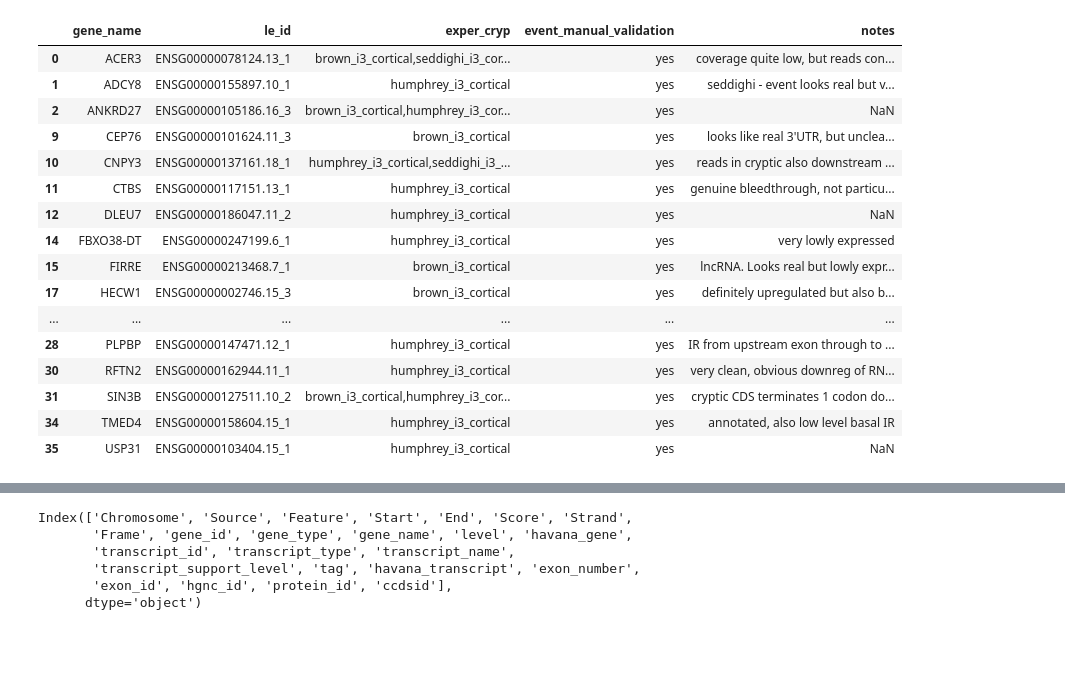
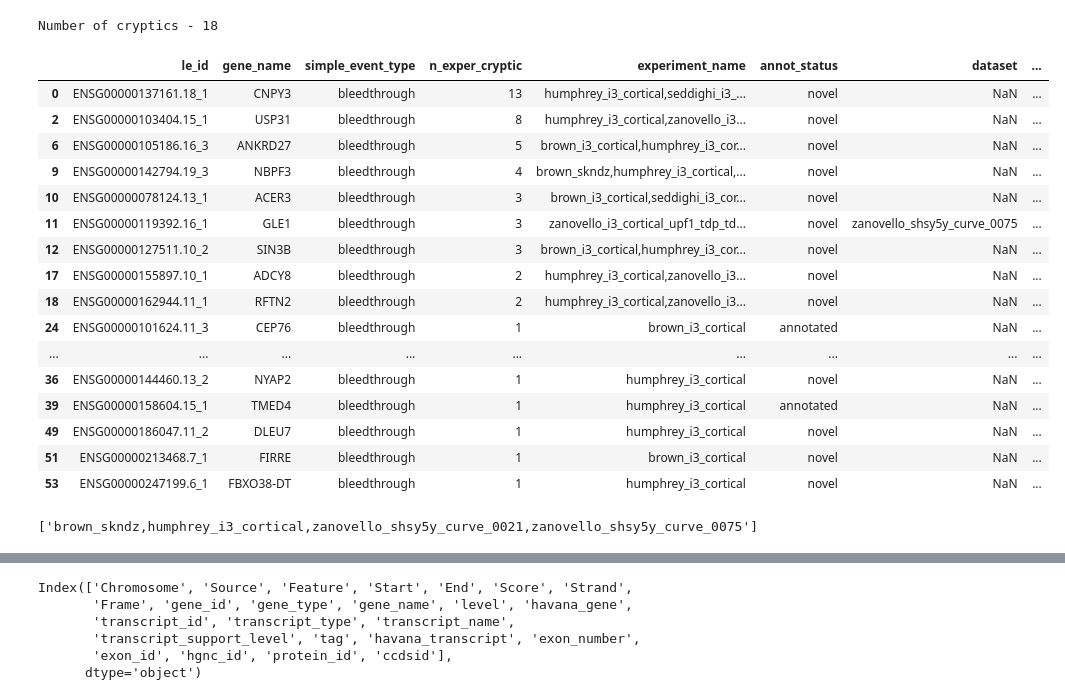
Before and after one commit to frattalab/tdp43-apa, a Jupyter notebook: peptides/get_fulllength_bleedthrough_peptides.ipynb, the cells around one changed output, grey strips where cells are left out. Saved outputs shown, nothing was run; the diff lists cells and outputs as text; code cells hidden in the pictures; blank space fills up the shorter version.

Commit message:
all events from i3 corticals. Explore dropped events

```diff
--- a/peptides/get_fulllength_bleedthrough_peptides.ipynb
+++ b/peptides/get_fulllength_bleedthrough_peptides.ipynb
@@ -5,26 +5,37 @@ from Bio.Seq import Seq
 from peptide_helpers import *
 # %%
 # First define set of IDs & last exons for which to extract peptide seqs
-bleeds = pd.read_csv("data/riboseq_manual_verification_of_i3_cortical_cryptic_bleedthroughs.tsv", sep="\t", usecols=["gene_name", "le_id", "exper_cryp", "event_manual_validation", "notes"])
+bleeds = pd.read_csv("data/bleedthrough_manual_validation.tsv", sep="\t")
 
 bleeds_y = bleeds[bleeds["event_manual_validation"] == "yes"]
+# filter for at least 1 i3 cortical dataset
+bleeds_y = bleeds_y[bleeds_y.experiment_name.str.contains("i3_cortical", regex=False)]
+bleeds_gn = bleeds_y.gene_name.unique().tolist()
+bleeds_le = bleeds_y.le_id.unique().tolist()
+
+print(f"Number of cryptics - {bleeds_y.le_id.nunique()}")
 bleeds_y
 # %% [output]
+Number of cryptics - 18
-|  | gene_name | le_id | exper_cryp | event_manual_validation | notes |
-| 0 | ACER3 | ENSG00000078124.13_1 | brown_i3_cortical,seddighi_i3_cor... | yes | coverage quite low, but reads con... |
-| 1 | ADCY8 | ENSG00000155897.10_1 | humphrey_i3_cortical | yes | seddighi - event looks real but v... |
-| 2 | ANKRD27 | ENSG00000105186.16_3 | brown_i3_cortical,humphrey_i3_cor... | yes | NaN |
-| 9 | CEP76 | ENSG00000101624.11_3 | brown_i3_cortical | yes | looks like real 3'UTR, but unclea... |
-| 10 | CNPY3 | ENSG00000137161.18_1 | humphrey_i3_cortical,seddighi_i3_... | yes | reads in cryptic also downstream ... |
-| 11 | CTBS | ENSG00000117151.13_1 | humphrey_i3_cortical | yes | genuine bleedthrough, not particu... |
-| 12 | DLEU7 | ENSG00000186047.11_2 | humphrey_i3_cortical | yes | NaN |
-| 14 | FBXO38-DT | ENSG00000247199.6_1 | humphrey_i3_cortical | yes | very lowly expressed |
-| 15 | FIRRE | ENSG00000213468.7_1 | brown_i3_cortical | yes | lncRNA. Looks real but lowly expr... |
-| 17 | HECW1 | ENSG00000002746.15_3 | brown_i3_cortical | yes | definitely upregulated but also b... |
-| ... | ... | ... | ... | ... | ... |
-| 28 | PLPBP | ENSG00000147471.12_1 | humphrey_i3_cortical | yes | IR from upstream exon through to ... |
-| 30 | RFTN2 | ENSG00000162944.11_1 | humphrey_i3_cortical | yes | very clean, obvious downreg of RN... |
-| 31 | SIN3B | ENSG00000127511.10_2 | brown_i3_cortical,humphrey_i3_cor... | yes | cryptic CDS terminates 1 codon do... |
-| 34 | TMED4 | ENSG00000158604.15_1 | humphrey_i3_cortical | yes | annotated, also low level basal IR |
-| 35 | USP31 | ENSG00000103404.15_1 | humphrey_i3_cortical | yes | NaN |
+|  | le_id | gene_name | simple_event_type | n_exper_cryptic | experiment_name | annot_status | dataset | ... |
+| 0 | ENSG00000137161.18_1 | CNPY3 | bleedthrough | 13 | humphrey_i3_cortical,seddighi_i3_... | novel | NaN | ... |
+| 2 | ENSG00000103404.15_1 | USP31 | bleedthrough | 8 | humphrey_i3_cortical,zanovello_i3... | novel | NaN | ... |
+| 6 | ENSG00000105186.16_3 | ANKRD27 | bleedthrough | 5 | brown_i3_cortical,humphrey_i3_cor... | novel | NaN | ... |
+| 9 | ENSG00000142794.19_3 | NBPF3 | bleedthrough | 4 | brown_skndz,humphrey_i3_cortical,... | novel | NaN | ... |
+| 10 | ENSG00000078124.13_1 | ACER3 | bleedthrough | 3 | brown_i3_cortical,seddighi_i3_cor... | novel | NaN | ... |
+| 11 | ENSG00000119392.16_1 | GLE1 | bleedthrough | 3 | zanovello_i3_cortical_upf1_tdp_td... | novel | zanovello_shsy5y_curve_0075 | ... |
+| 12 | ENSG00000127511.10_2 | SIN3B | bleedthrough | 3 | brown_i3_cortical,humphrey_i3_cor... | novel | NaN | ... |
+| 17 | ENSG00000155897.10_1 | ADCY8 | bleedthrough | 2 | humphrey_i3_cortical,zanovello_i3... | novel | NaN | ... |
+| 18 | ENSG00000162944.11_1 | RFTN2 | bleedthrough | 2 | humphrey_i3_cortical,zanovello_i3... | novel | NaN | ... |
+| 24 | ENSG00000101624.11_3 | CEP76 | bleedthrough | 1 | brown_i3_cortical | annotated | NaN | ... |
+| ... | ... | ... | ... | ... | ... | ... | ... | ... |
+| 36 | ENSG00000144460.13_2 | NYAP2 | bleedthrough | 1 | humphrey_i3_cortical | novel | NaN | ... |
+| 39 | ENSG00000158604.15_1 | TMED4 | bleedthrough | 1 | humphrey_i3_cortical | annotated | NaN | ... |
+| 49 | ENSG00000186047.11_2 | DLEU7 | bleedthrough | 1 | humphrey_i3_cortical | novel | NaN | ... |
+| 51 | ENSG00000213468.7_1 | FIRRE | bleedthrough | 1 | brown_i3_cortical | novel | NaN | ... |
+| 53 | ENSG00000247199.6_1 | FBXO38-DT | bleedthrough | 1 | humphrey_i3_cortical | novel | NaN | ... |
+# %%
+bleeds_y.loc[bleeds_y.gene_name == "NBPF3", "experiment_name"].tolist()
+# %% [output]
+['brown_skndz,humphrey_i3_cortical,zanovello_shsy5y_curve_0021,zanovello_shsy5y_curve_0075']
 # %%
```
Also changed, not shown: parts of 18 cells of this notebook.
